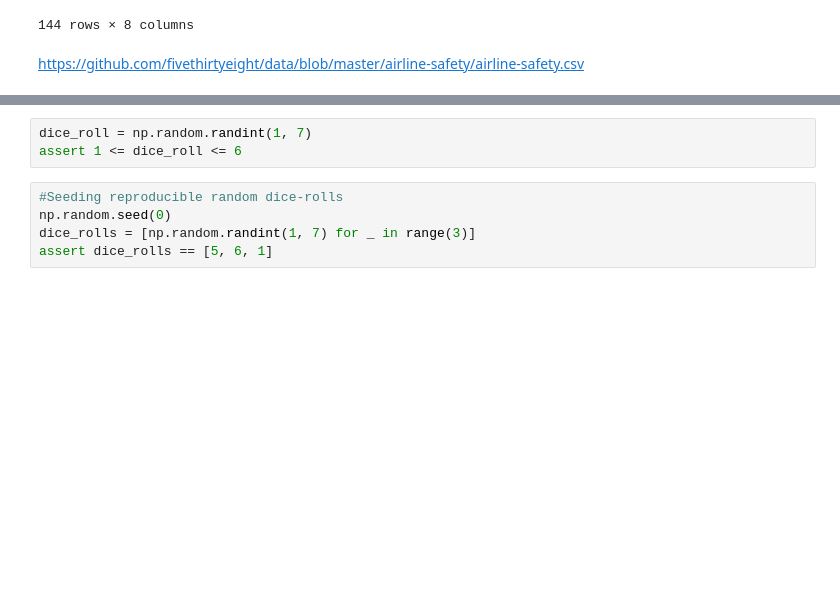
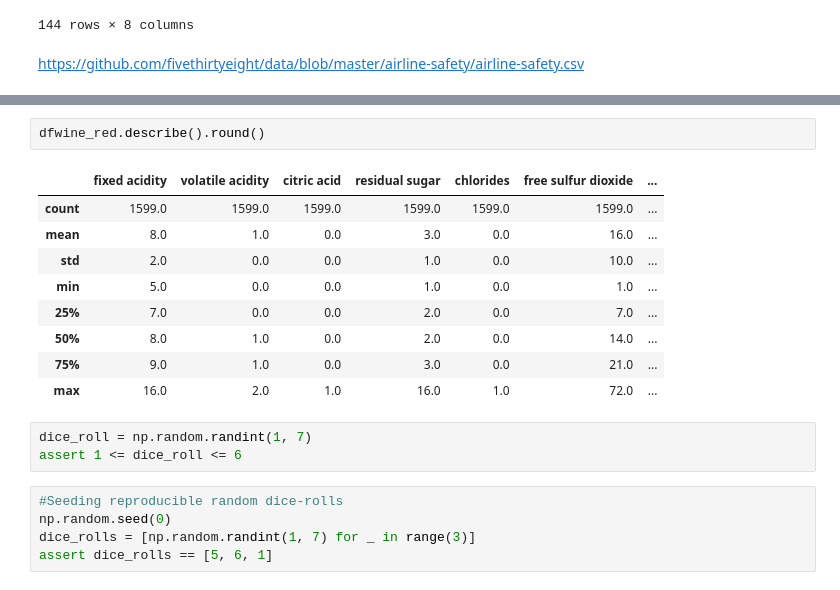
Before and after one commit to doodymack/Prog_for-Data_Analy_Project_21-22, a Jupyter notebook: simulation_study.ipynb, the cells around one changed output, grey strips where cells are left out. Saved outputs shown, nothing was run; the diff lists cells and outputs as text; blank space fills up the shorter version.

```diff
--- a/simulation_study.ipynb
+++ b/simulation_study.ipynb
@@ -147,3 +248,15 @@ https://github.com/fivethirtyeight/data/blob/master/airline-safety/airline-safet
+# %%
+dfwine_red.describe().round()
+# %% [output]
+|  | fixed acidity | volatile acidity | citric acid | residual sugar | chlorides | free sulfur dioxide | ... |
+| count | 1599.0 | 1599.0 | 1599.0 | 1599.0 | 1599.0 | 1599.0 | ... |
+| mean | 8.0 | 1.0 | 0.0 | 3.0 | 0.0 | 16.0 | ... |
+| std | 2.0 | 0.0 | 0.0 | 1.0 | 0.0 | 10.0 | ... |
+| min | 5.0 | 0.0 | 0.0 | 1.0 | 0.0 | 1.0 | ... |
+| 25% | 7.0 | 0.0 | 0.0 | 2.0 | 0.0 | 7.0 | ... |
+| 50% | 8.0 | 1.0 | 0.0 | 2.0 | 0.0 | 14.0 | ... |
+| 75% | 9.0 | 1.0 | 0.0 | 3.0 | 0.0 | 21.0 | ... |
+| max | 16.0 | 2.0 | 1.0 | 16.0 | 1.0 | 72.0 | ... |
 # %%
 dice_roll = np.random.randint(1, 7)
 assert 1 <= dice_roll <= 6
```
Also changed, not shown: parts of 12 cells of this notebook, 9 other files.
